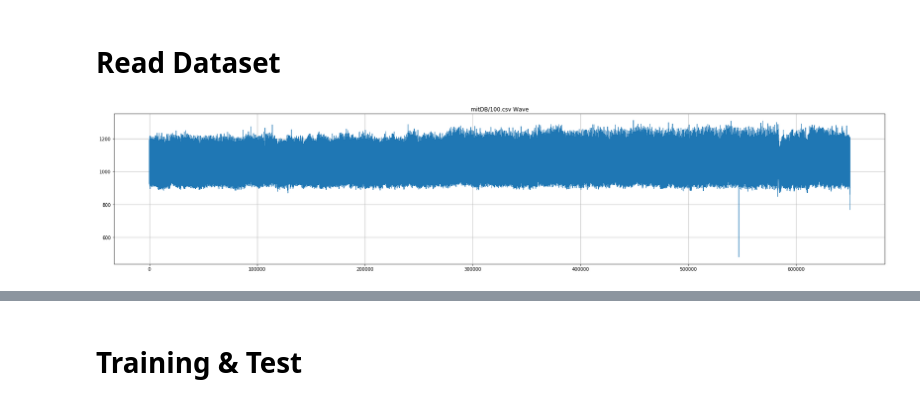
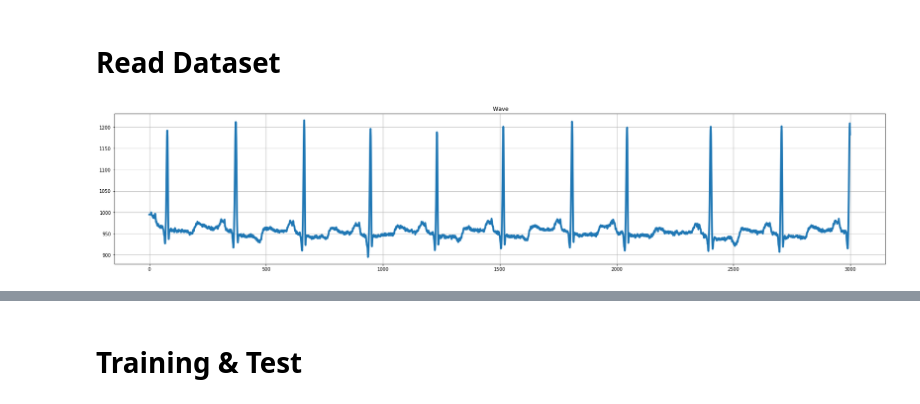
Before and after one commit to Christini-Lab/ecg_classification, a Jupyter notebook: ECG_Classification.ipynb, the cells around one changed output, grey strips where cells are left out. Cells and saved outputs as stored; diff of their text form; code cells hidden in the pictures.

```diff
--- a/ECG_Classification.ipynb
+++ b/ECG_Classification.ipynb
@@ -165,36 +165,38 @@ for r in range(0,len(records)):
 
     if r is 0:
         # Plot each patient's signal
-        plt.title(records[0:2000] + " Wave")
+        plt.title(" Wave")
         import pdb
-        pdb.set_trace()
-        plt.plot(signals)
+        plt.plot(signals[0:3000], linewidth=4.0)
         plt.show()
 
     # Read anotations: R position and Arrhythmia class
     with open(annotations[r], 'r') as fileID:
         data = fileID.readlines()
         beat = list()
 
         for d in range(1, len(data)): # 0 index is Chart Head
             splitted = data[d].split(' ')
             splitted = filter(None, splitted)
             next(splitted) # Time... Clipping
             pos = int(next(splitted)) # Sample ID
             arrhythmia_type = next(splitted) # Type
 
             if(arrhythmia_type in classes):
                 arrhythmia_index = classes.index(arrhythmia_type)
                 if count_classes[arrhythmia_index] > maximum_counting: # avoid overfitting
                     pass
                 else:
                     count_classes[arrhythmia_index] += 1
                     if(window_size < pos and pos < (len(signals) - window_size)):
                         beat = signals[pos-window_size+1:pos+window_size]
                         X.append(beat)
                         y.append(arrhythmia_index)
 
-# np.shape(X) => (42021, 319)
-# np.shape(y) => (42021, )
+#np.shape(X) => (42021, 319)
+#np.shape(y) => (42021, )
+
+#np.shape(X)
+#np.shape(y)
 # %% [output]
-[figure, old version]
+[figure, new version]
```
Also changed, not shown: parts of 8 cells of this notebook, 1 other file.
